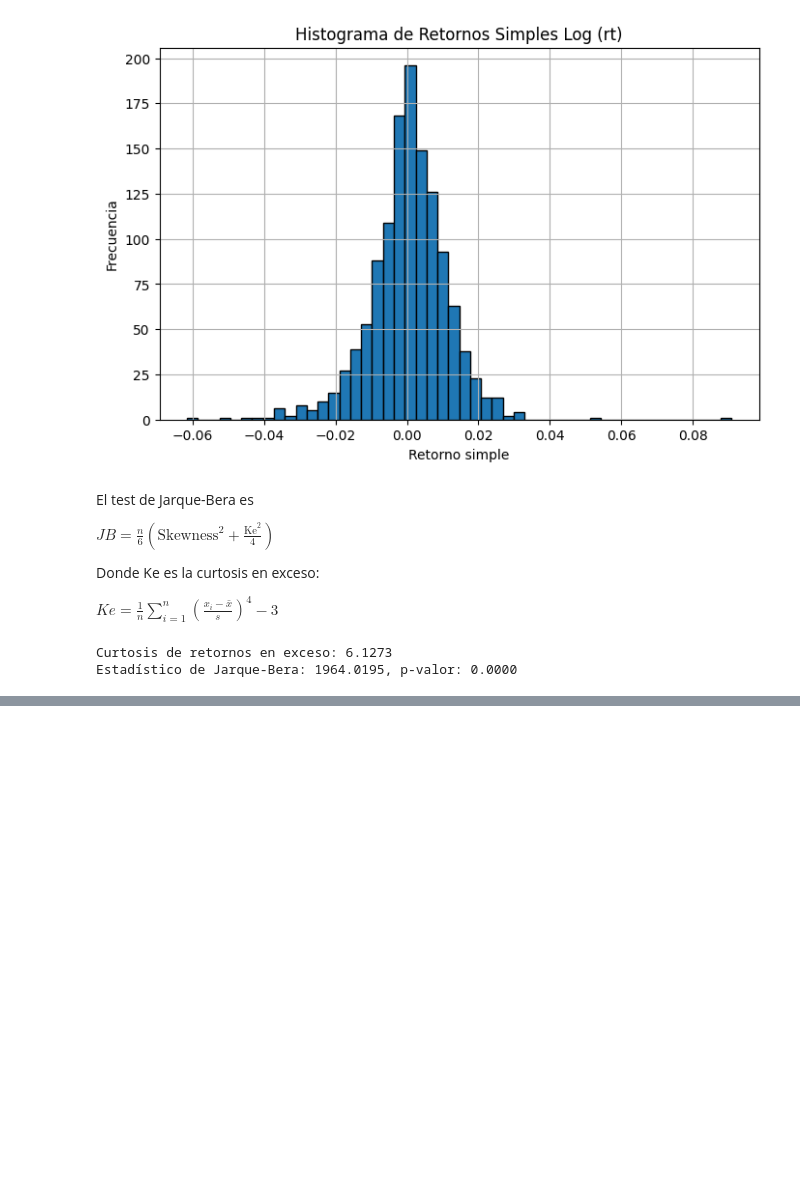
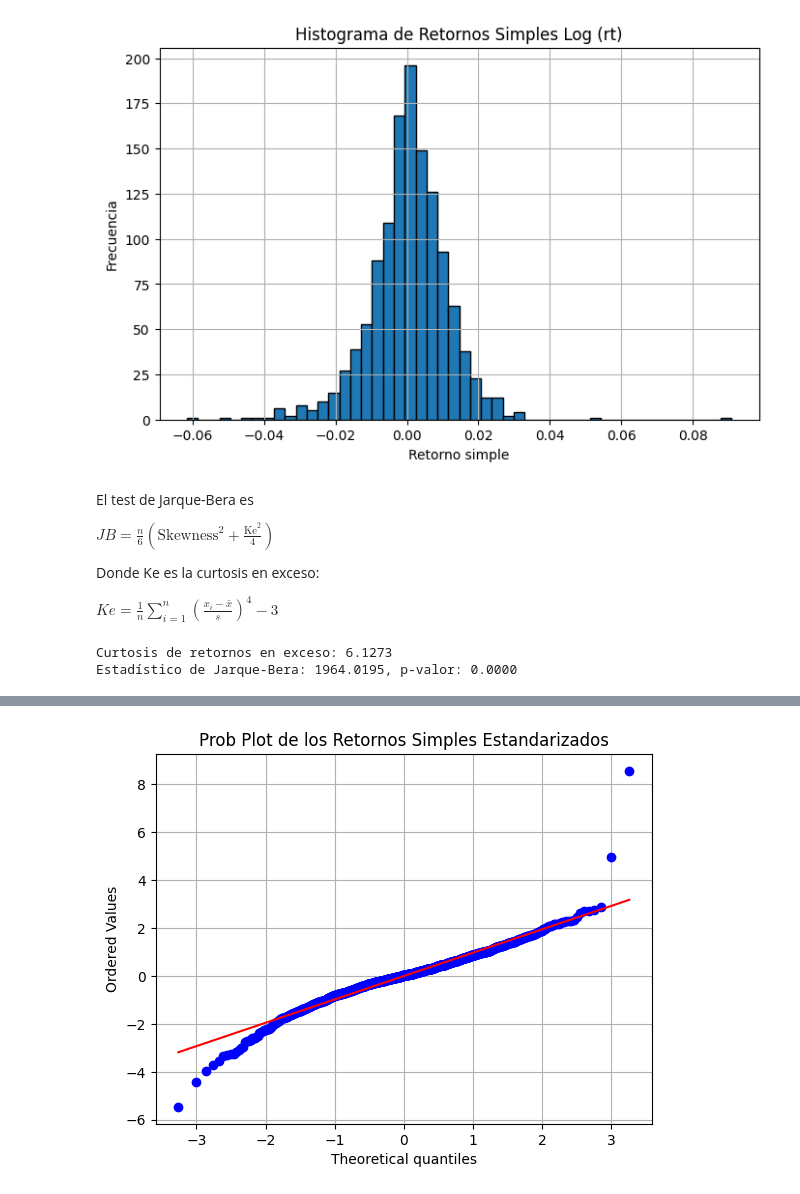
Before and after one commit to fedesanches/master_ia, a Jupyter notebook: modelos_estocasticos/clase_01.ipynb, the cells around one changed output, grey strips where cells are left out. Drawn from its saved outputs; the diff is of its cells as text; code cells hidden in the pictures; blank space fills up the shorter version.

```diff
--- a/modelos_estocasticos/clase_01.ipynb
+++ b/modelos_estocasticos/clase_01.ipynb
@@ -177,0 +201,11 @@ Estadístico de Jarque-Bera: 1964.0195, p-valor: 0.0000
+# %%
+retornos = df['Rt'].dropna()
+retornos_estandarizados = (retornos - retornos.mean()) / retornos.std()
+
+plt.figure()
+stats.probplot(retornos_estandarizados, dist="norm", plot=plt)
+plt.title('Prob Plot de los Retornos Simples Estandarizados')
+plt.grid(True)
+plt.show()
+# %% [output]
+[figure, added]
```
Also changed, not shown: parts of 2 cells of this notebook, 24 other files.
